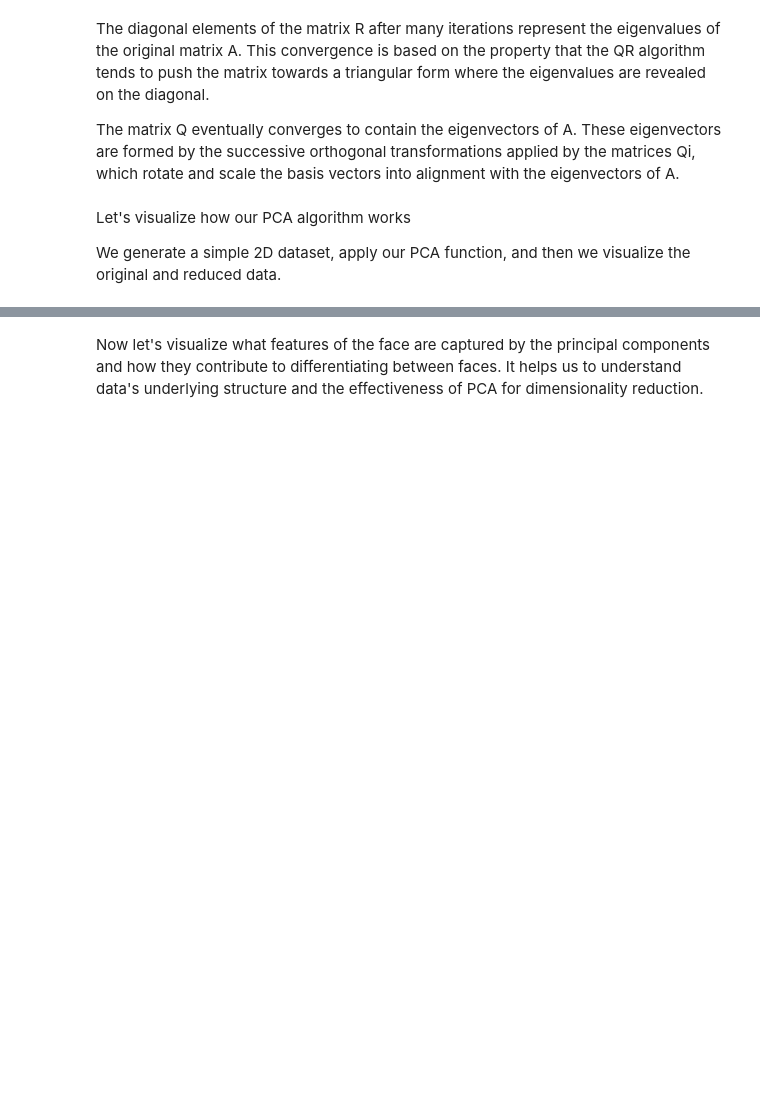
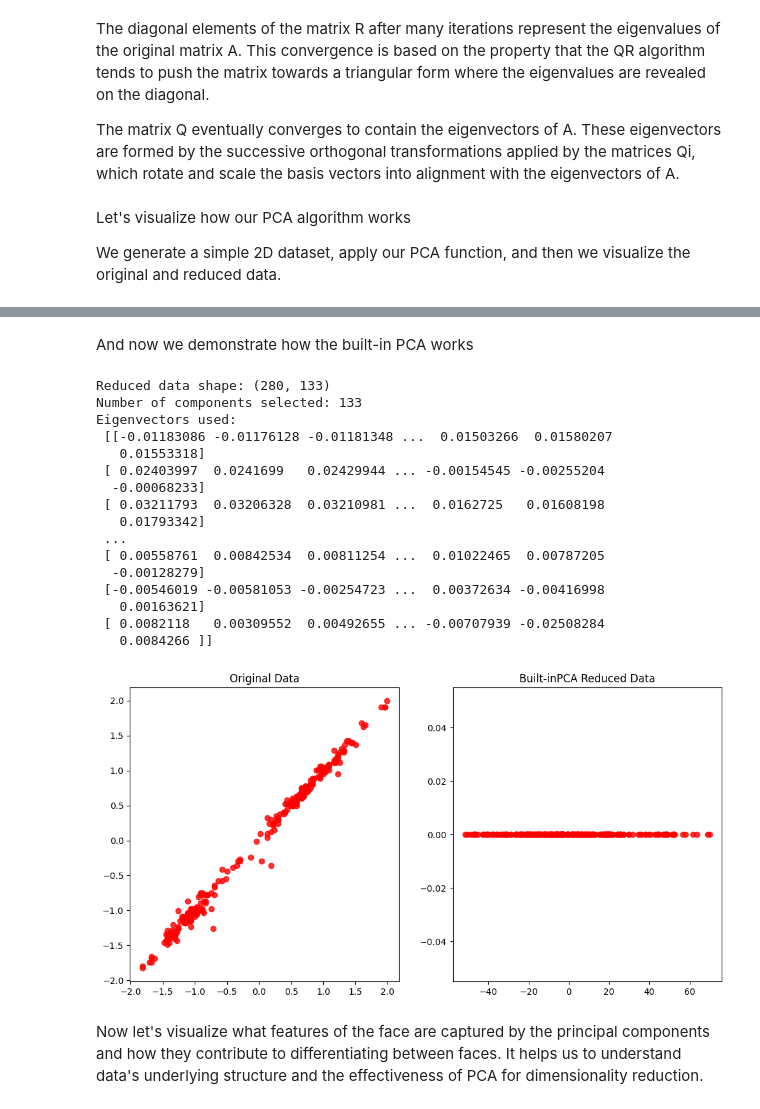
Before and after one commit to Blueberrylipstick/final, a Jupyter notebook: pca_working.ipynb, the cells around one changed output, grey strips where cells are left out. Cells and saved outputs as stored; diff of their text form; code cells hidden in the pictures; blank space fills up the shorter version.

```diff
--- a/pca_working.ipynb
+++ b/pca_working.ipynb
@@ -156,3 +156,48 @@ Eigenvectors used:
+# %% [markdown]
+And now we demonstrate how the built-in PCA works
+# %%
+from sklearn.decomposition import PCA
+X_meaned_built = X - np.mean(X, axis=0)
+
+pca = PCA(n_components=0.95)
+X_reduced_built = pca.fit_transform(X_meaned_built)
+
+test_images_transformed_built = pca.transform(test_images_scaled.reshape(len(test_images_scaled), -1) - np.mean(train_images_scaled, axis=0))
+num_components_built = pca.n_components_
+eigenvectors_built = pca.components_
+
+print("Reduced data shape:", X_reduced_built.shape)
+print("Number of components selected:", pca.n_components_)
+print("Eigenvectors used:\n", pca.components_)
+
+plt.figure(figsize=(12, 6))
+
+plt.subplot(1, 2, 1)
+plt.scatter(X[:, 0], X[:, 1], alpha=0.8, color='red')
+plt.title("Original Data")
+
+plt.subplot(1, 2, 2)
+plt.scatter(X_reduced_built[:, 0], np.zeros(len(X_reduced_built)), alpha=0.8, color='red')
+plt.title("Built-inPCA Reduced Data")
+plt.show()
+# %% [output]
+Reduced data shape: (280, 133)
+Number of components selected: 133
+Eigenvectors used:
+ [[-0.01183086 -0.01176128 -0.01181348 ...  0.01503266  0.01580207
+   0.01553318]
+ [ 0.02403997  0.0241699   0.02429944 ... -0.00154545 -0.00255204
+  -0.00068233]
+ [ 0.03211793  0.03206328  0.03210981 ...  0.0162725   0.01608198
+   0.01793342]
+ ...
+ [ 0.00558761  0.00842534  0.00811254 ...  0.01022465  0.00787205
+  -0.00128279]
+ [-0.00546019 -0.00581053 -0.00254723 ...  0.00372634 -0.00416998
+   0.00163621]
+ [ 0.0082118   0.00309552  0.00492655 ... -0.00707939 -0.02508284
+   0.0084266 ]]
+[figure, added]
 # %% [markdown]
 Now let's visualize what features of the face are captured by the principal components and how they contribute to differentiating between faces. It helps us to understand data's underlying structure and the effectiveness of PCA for dimensionality reduction.
 # %%
```
Also changed, not shown: parts of 2 cells of this notebook.
